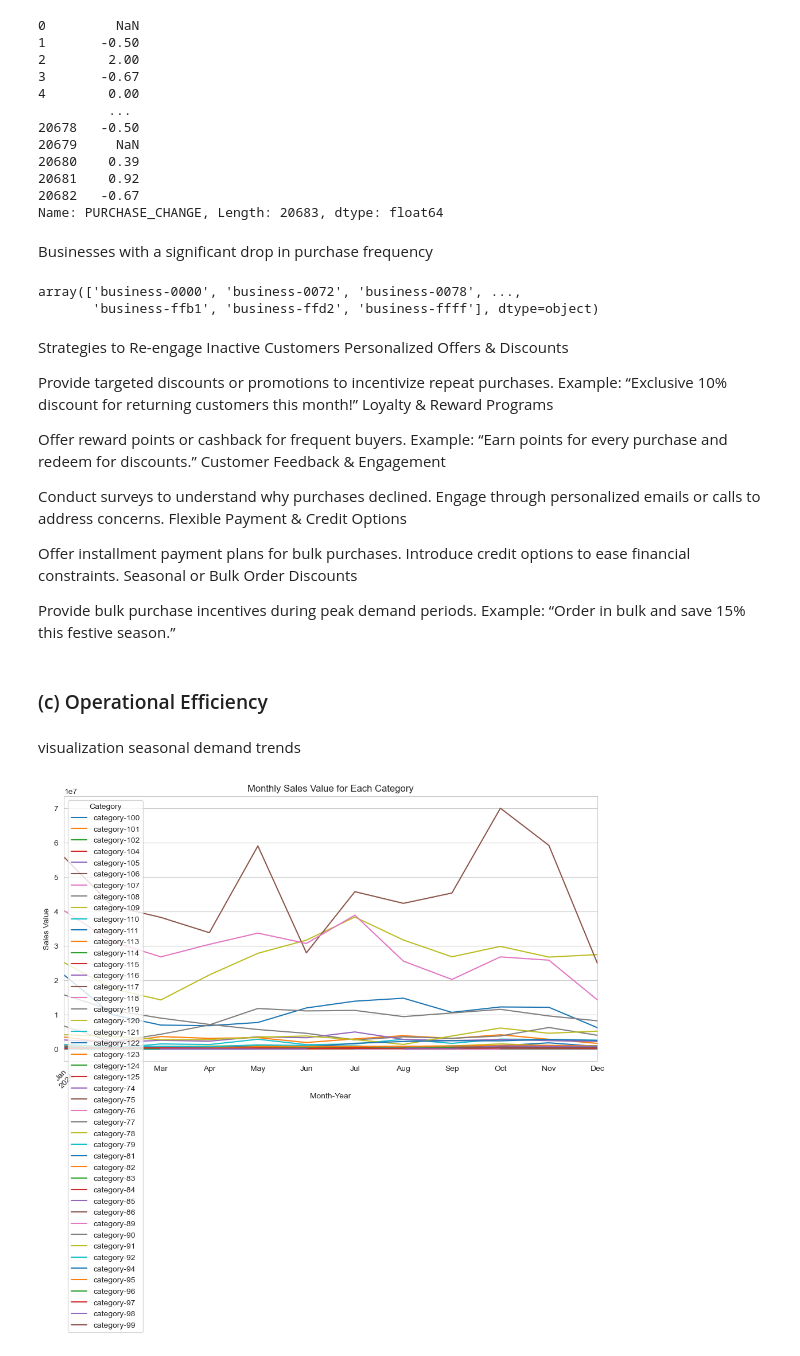
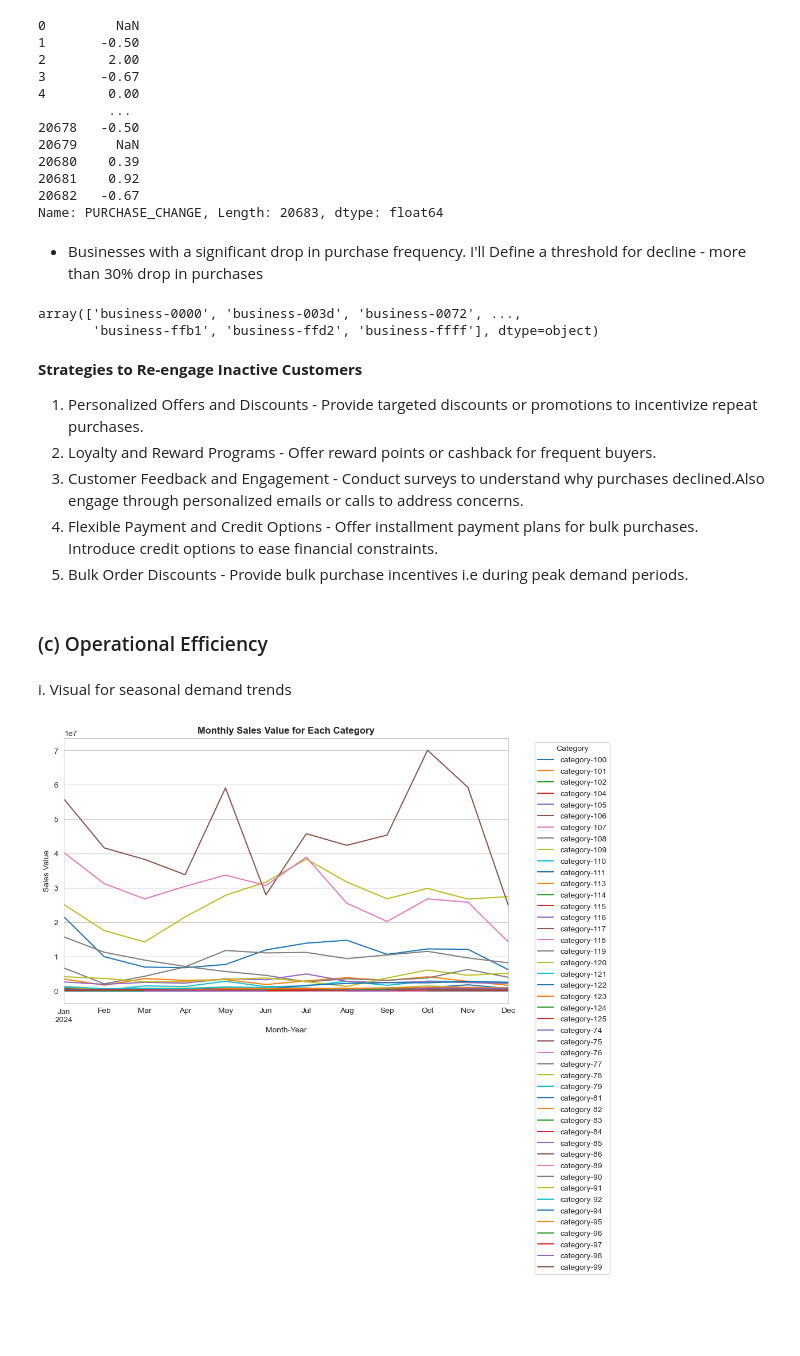
Before and after one commit to PaulMuniu/Kwanza-Tukule-Data-Analysis, a Jupyter notebook: Kwanza_Tukule.ipynb, the cells around one changed output. Saved outputs shown, nothing was run; the diff lists cells and outputs as text; code cells hidden in the pictures; blank space fills up the shorter version.

```diff
--- a/Kwanza_Tukule.ipynb
+++ b/Kwanza_Tukule.ipynb
@@ -999,56 +926,36 @@ purchase_trend['PURCHASE_CHANGE']
 20682   -0.67
 Name: PURCHASE_CHANGE, Length: 20683, dtype: float64
 # %% [markdown]
-Businesses with a significant drop in purchase frequency
+- Businesses with a significant drop in purchase frequency. I'll Define a threshold for decline - more than 30% drop in purchases
 # %%
-# Define a threshold for decline (e.g., more than 30% drop in purchases)
-threshold = -0.3
+# Define a threshold
 declining_customers = purchase_trend[purchase_trend['PURCHASE_CHANGE'] < threshold]['ANONYMIZED BUSINESS'].unique()
 declining_customers
 # %% [output]
-array(['business-0000', 'business-0072', 'business-0078', ...,
+array(['business-0000', 'business-003d', 'business-0072', ...,
        'business-ffb1', 'business-ffd2', 'business-ffff'], dtype=object)
 # %% [markdown]
-Strategies to Re-engage Inactive Customers
-Personalized Offers & Discounts
-
-Provide targeted discounts or promotions to incentivize repeat purchases.
-Example: “Exclusive 10% discount for returning customers this month!”
-Loyalty & Reward Programs
-
-Offer reward points or cashback for frequent buyers.
-Example: “Earn points for every purchase and redeem for discounts.”
-Customer Feedback & Engagement
-
-Conduct surveys to understand why purchases declined.
-Engage through personalized emails or calls to address concerns.
-Flexible Payment & Credit Options
-
-Offer installment payment plans for bulk purchases.
-Introduce credit options to ease financial constraints.
-Seasonal or Bulk Order Discounts
-
-Provide bulk purchase incentives during peak demand periods.
-Example: “Order in bulk and save 15% this festive season.”
+**Strategies to Re-engage Inactive Customers**
+1. Personalized Offers and Discounts - Provide targeted discounts or promotions to incentivize repeat purchases.
+2. Loyalty and Reward Programs - Offer reward points or cashback for frequent buyers.
+3. Customer Feedback and Engagement - Conduct surveys to understand why purchases declined.Also engage through personalized emails or calls to address concerns.
+4. Flexible Payment and Credit Options - Offer installment payment plans for bulk purchases. Introduce credit options to ease financial constraints.
+5. Bulk Order Discounts - Provide bulk purchase incentives i.e during peak demand periods.
 # %% [markdown]
 ### (c) Operational Efficiency
 # %% [markdown]
-visualization seasonal demand trends
+i. Visual for seasonal demand trends
 # %%
-# Reset the index to make 'DATE' a column
-data_reset = data.reset_index()
+# Aggregate data by 'Month-Year' and 'ANONYMIZED CATEGORY' to show sales by category and month
+monthly_category_sales = data.groupby(['Month-Year', 'ANONYMIZED CATEGORY'])['VALUE'].sum().unstack()
 
-# Aggregate data by 'Month-Year' and 'ANONYMIZED CATEGORY' to show sales by category and month
-monthly_category_sales = data_reset.groupby(['Month-Year', 'ANONYMIZED CATEGORY'])['VALUE'].sum().unstack()
-
-# Plot sales data for all categories over time
-monthly_category_sales.plot(figsize=(12, 6))
-plt.title('Monthly Sales Value for Each Category')
+# Plot
+monthly_category_sales.plot(figsize=(10, 6))
+plt.title('Monthly Sales Value for Each Category', weight='bold')
 plt.xlabel('Month-Year')
 plt.ylabel('Sales Value')
-plt.xticks(rotation=45)
-plt.legend(title='Category')
-plt.show()
+plt.legend(title='Category', bbox_to_anchor=(1.05, 1), loc="upper left")
+plt.show();
 # %% [output]
-[figure, old version]
+[figure, new version]
 # %% [markdown]
```
Also changed, not shown: parts of 59 cells of this notebook.
